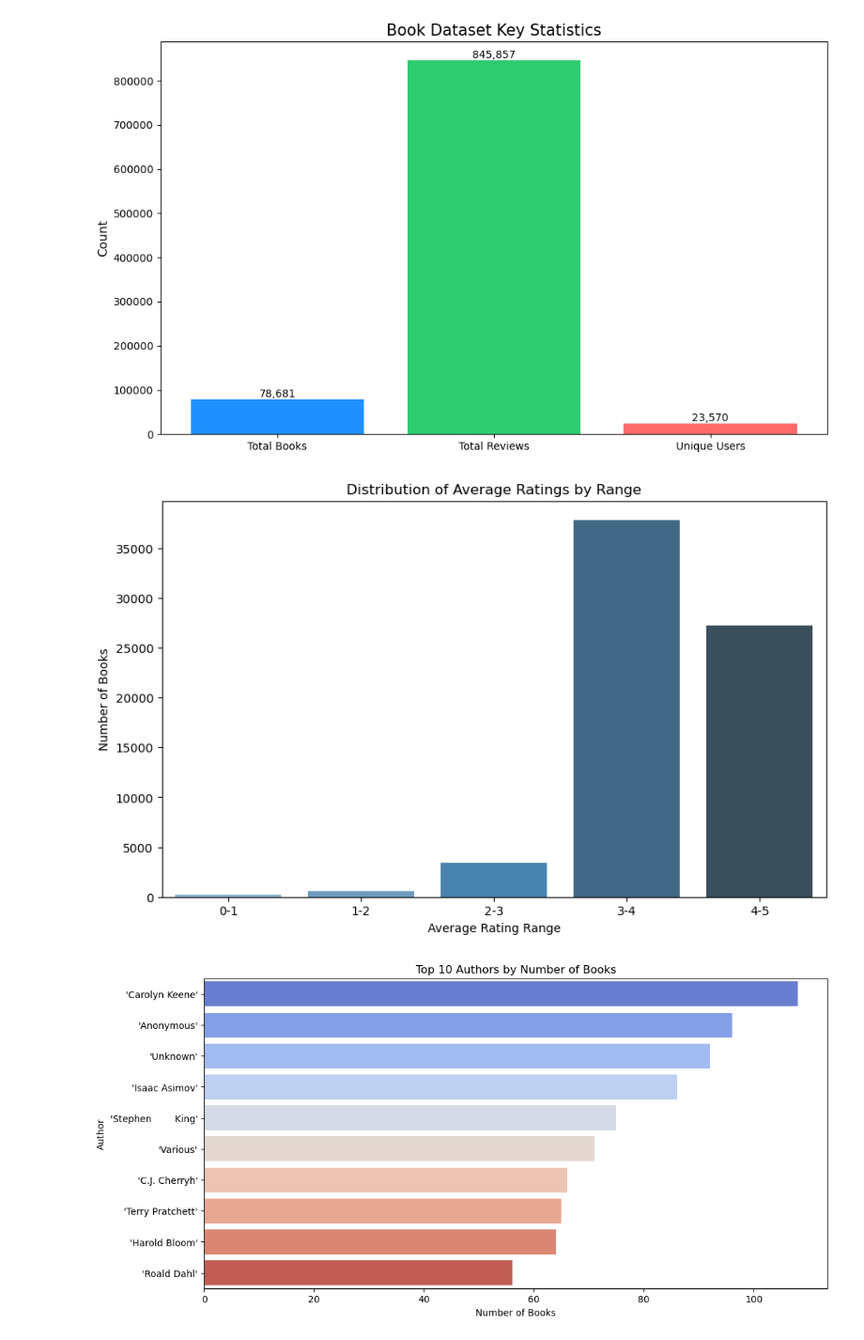
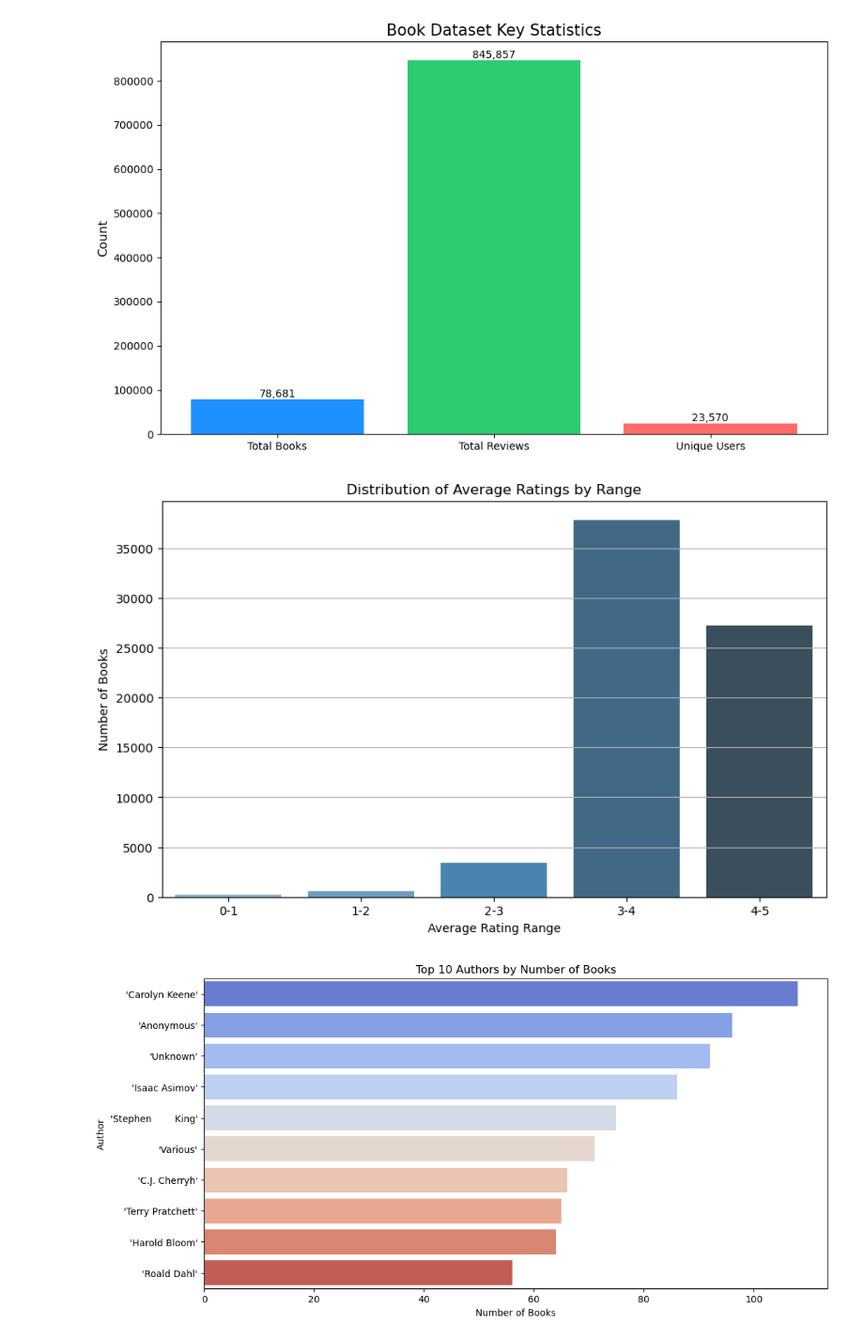
Before and after one commit to hwangisgone/book-rec-2, a Jupyter notebook: data-pipeline/eda1.ipynb, the cells around one changed output. Shown at 94% size. Cells and saved outputs as stored; diff of their text form; code cells hidden in the pictures.

```diff
--- a/data-pipeline/eda1.ipynb
+++ b/data-pipeline/eda1.ipynb
@@ -220,19 +220,20 @@ plt.show()
 # %%
 # Create bins for average rating ranges
 rating_bins = pd.cut(books_df['average_rating'], bins=[0, 1, 2, 3, 4, 5], labels=['0-1', '1-2', '2-3', '3-4', '4-5'])
 
 # Count the number of books in each bin
 rating_range_counts = rating_bins.value_counts().sort_index()
 
 # Plot the grouped data
 plt.figure(figsize=(10, 6))
 sns.barplot(x=rating_range_counts.index, y=rating_range_counts.values, palette='Blues_d')
 plt.title('Distribution of Average Ratings by Range')
 plt.xlabel('Average Rating Range')
 plt.ylabel('Number of Books')
+plt.grid(axis='y')
 plt.show()
 # %% [output]
-[figure, old version]
+[figure, new version]
 # %%
 top_authors = books_df['author'].value_counts().head(10)
 
```
Also changed, not shown: parts of 1 cell of this notebook, 1 other file.
